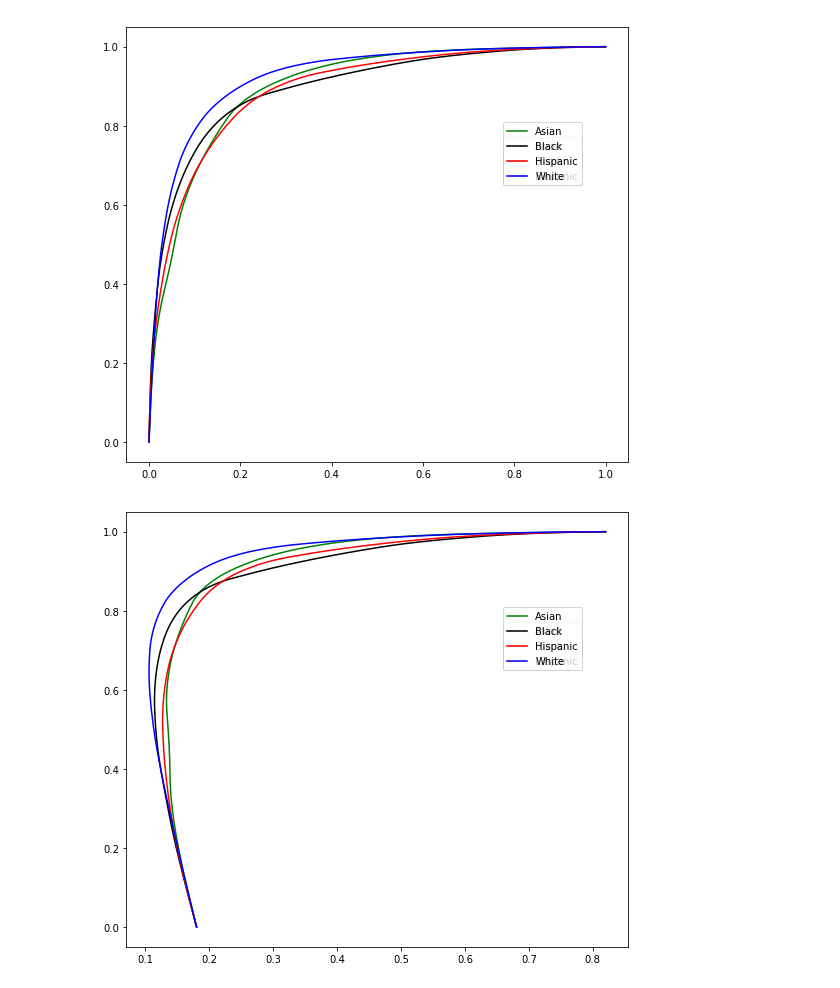
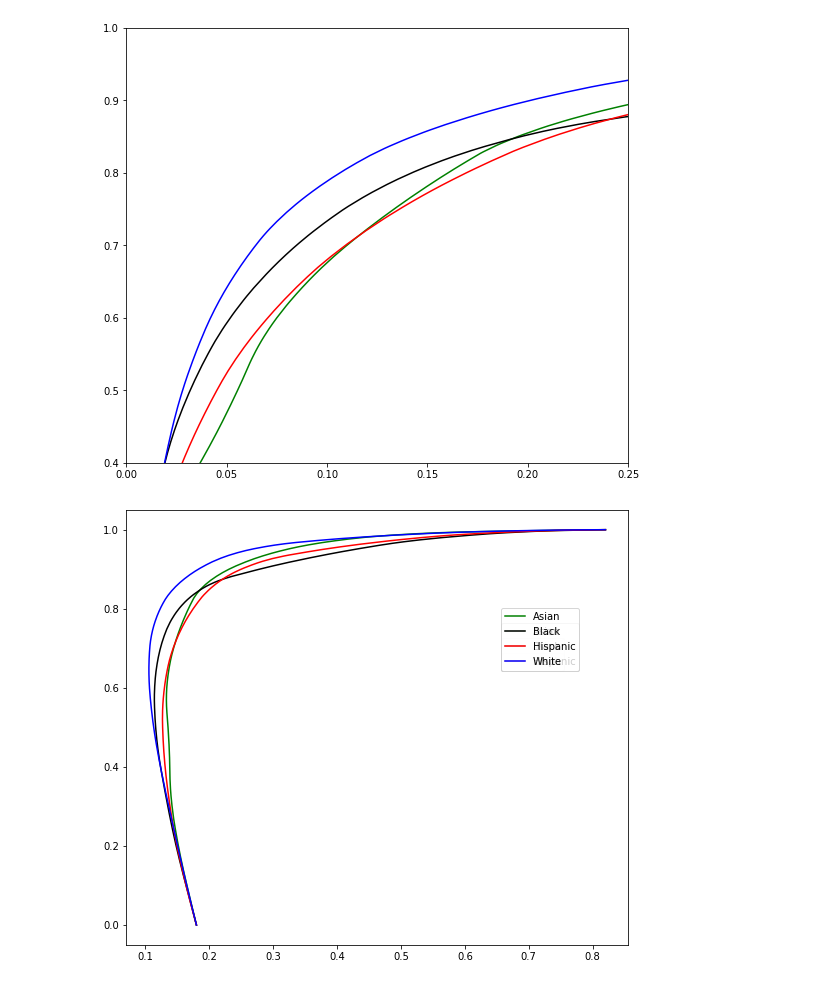
Before and after one commit to KieranVaudaux/Statistical-Machine-Learning-Project, a Jupyter notebook: Untitled.ipynb, the cells around one changed output. Cells and saved outputs as stored; diff of their text form; code cells hidden in the pictures.

```diff
--- a/Untitled.ipynb
+++ b/Untitled.ipynb
@@ -101,14 +117,17 @@ for name in colname:
 # %%
-fig = plt.figure(figsize=(9,8))
+fig,ax = plt.subplots(figsize=(9,8))
 i = 0
+
 for name in colname:
     x = fpr[name]
     y = tpr[name]
+    ax.set_xlim(0,0.25)
+    ax.set_ylim(0.4,1)
     plt.plot(x,y,color = color[i],label = name)
-    fig.legend(loc = (0.75,0.64))
+
     i += 1
 # %% [output]
-[figure, old version]
+[figure, new version]
 # %%
 cost_func = lambda fp,fn: 0.82*fp+0.18*fn
 # %%
@@ -121,7 +140,7 @@ for name in colname:
     fig.legend(loc = (0.75,0.64))
     i += 1
 # %% [output]
-[figure, old version]
+[figure, new version]
 # %%
 import pickle
 a_file = open("Data/FICO.pkl", "wb")
```
Also changed, not shown: parts of 21 cells of this notebook, 17 other files.
